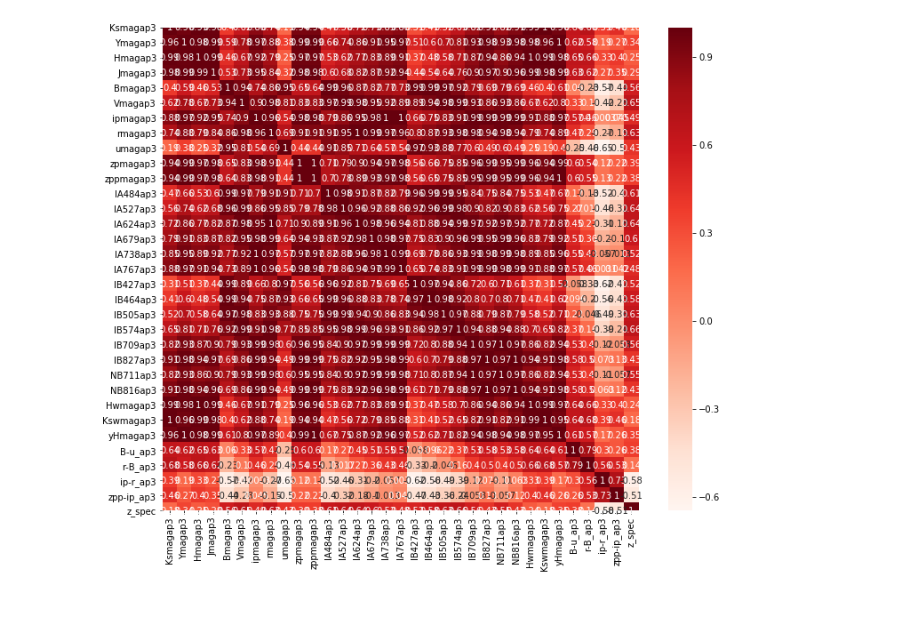
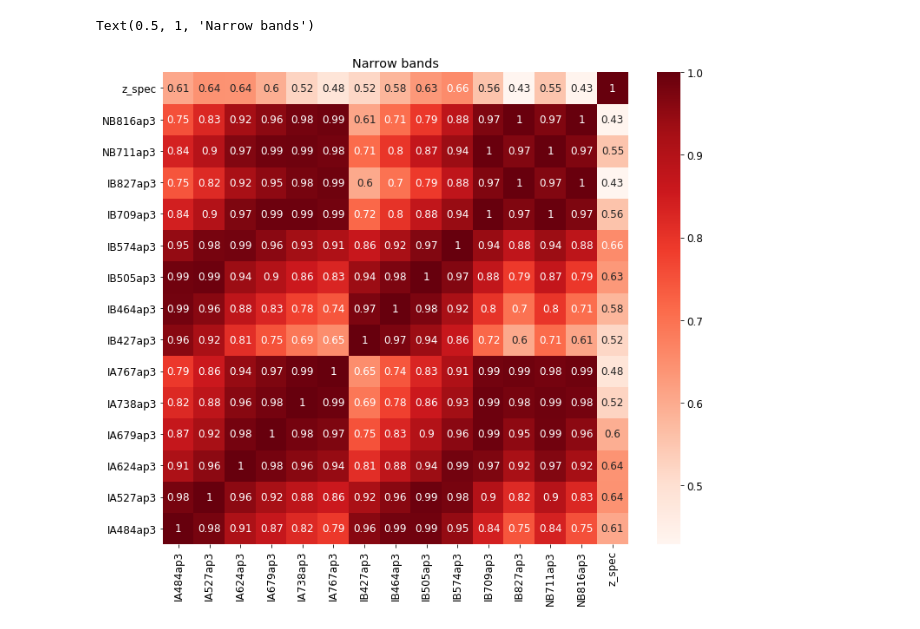
Before and after one commit to ShrRa/COSMOS_SOM, a Jupyter notebook: Vis-UV-IR/FeatureSelection.ipynb, the cells around one changed output. Drawn from its saved outputs; the diff is of its cells as text; code cells hidden in the pictures.

```diff
--- a/Vis-UV-IR/FeatureSelection.ipynb
+++ b/Vis-UV-IR/FeatureSelection.ipynb
@@ -21,0 +20,14 @@ mags=[c for c in cat.columns if 'ap3'  in c]
+# %%
+magsBroad=[c for c in cat.columns if 'magap3'  in c]
+magsNarrow=[c for c in cat.columns if ('ap3' in c and 'mag' not in c)]
+colors=['u-B', 'B-V', 'V-r', 'r-ip', 'ip-zpp', 'zpp-Y', 'Y-J',
+       'J-H', 'H-Ks']
+# %%
+fig,ax=plt.subplots(1,1,figsize=(12,10))
+plt.rcParams.update({'font.size': 12})
+catWork=cat[magsBroad+[zspeccolumn]]
+cor = catWork.corr()
+ax=sns.heatmap(cor, annot=True, cmap=plt.cm.Reds)
+ax.set_ylim([0,len(magsBroad)+1])
+#ax.ax_heatmap.set_xticklabels(g.ax_heatmap.get_xmajorticklabels(), fontsize = 16)
+ax.set_title('Broad bands')
@@ -22,8 +37,10 @@ mags=[c for c in cat.columns if 'ap3'  in c]
 # %%
-plt.figure(figsize=(12,10))
-catWork=cat[mags+[zspeccolumn]]
+fig,ax=plt.subplots(1,1,figsize=(12,10))
+catWork=cat[magsNarrow+[zspeccolumn]]
 cor = catWork.corr()
-sns.heatmap(cor, annot=True, cmap=plt.cm.Reds)
-plt.show()
+ax=sns.heatmap(cor, annot=True, cmap=plt.cm.Reds)
+ax.set_ylim([0,len(magsNarrow)+1])
+ax.set_title('Narrow bands')
 # %% [output]
+Text(0.5, 1, 'Narrow bands')
-[figure, old version]
+[figure, new version]
```
Also changed, not shown: parts of 32 cells of this notebook.
